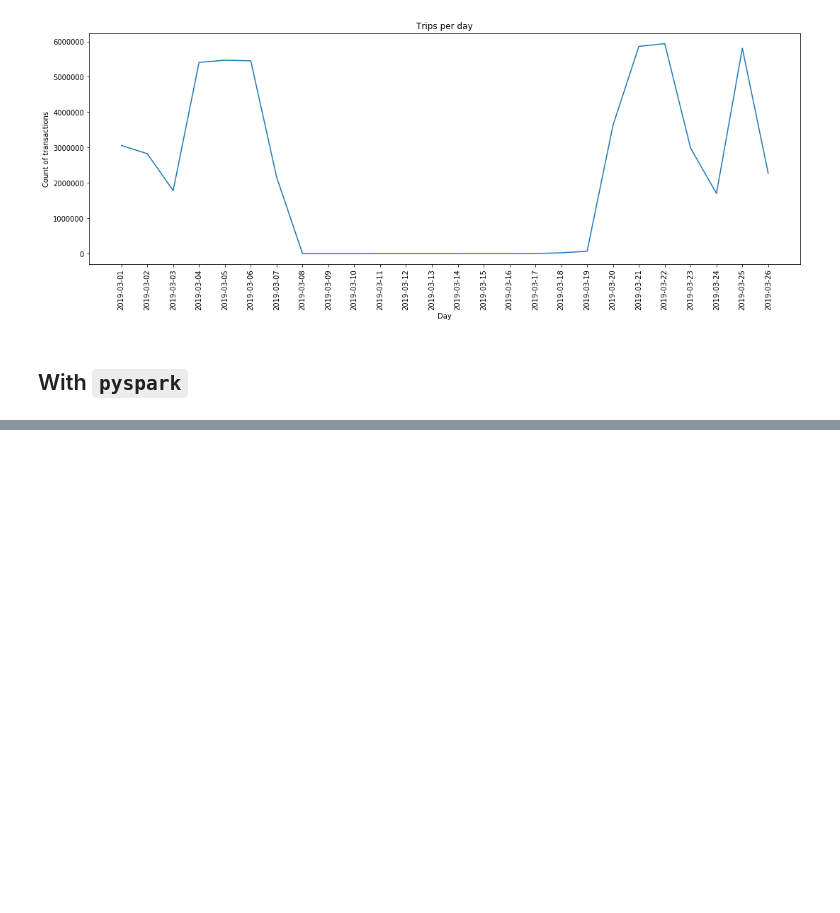
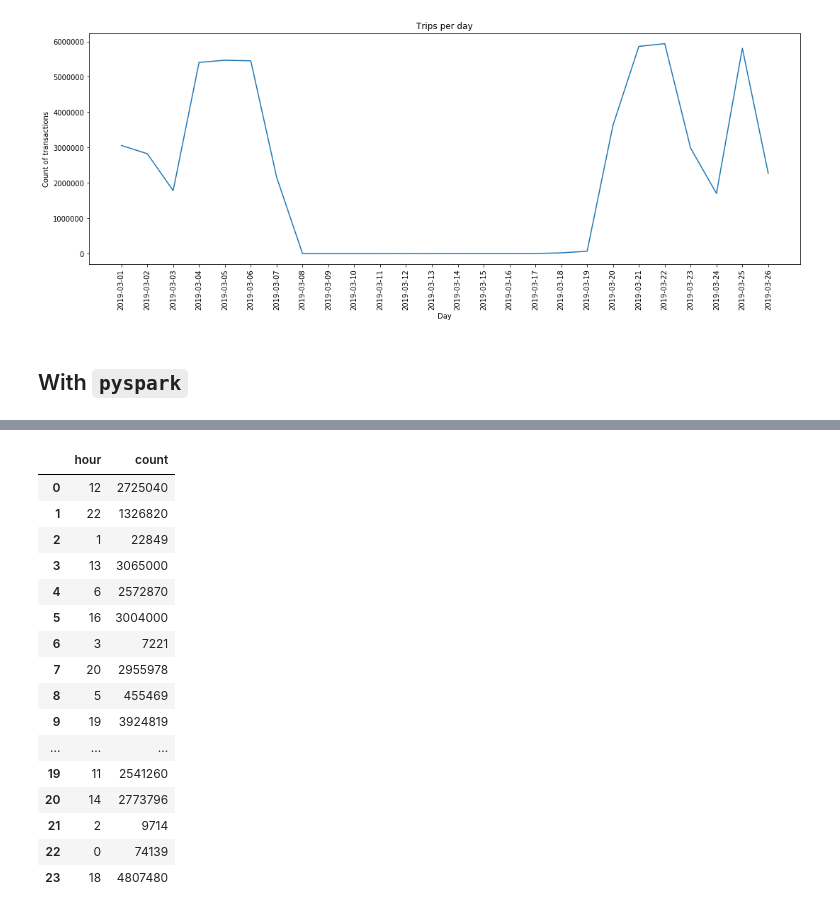
Before and after one commit to nvenegas-oliva/improve_transport, a Jupyter notebook: 20190330.ipynb, the cells around one changed output, grey strips where cells are left out. Cells and saved outputs as stored; diff of their text form; code cells hidden in the pictures; blank space fills up the shorter version.

```diff
--- a/20190330.ipynb
+++ b/20190330.ipynb
@@ -108,0 +251,4 @@ Wall time: 1min 1s
+# %%
+df = df.withColumn('date_time', to_timestamp(df["FECHAHORATRX"])).drop("FECHAHORATRX")
+# %%
+df = df.withColumn('date_time', to_timestamp(df["FECHAHORATRX"], format="dd/MM/yyyy HH:mm:ss")).drop("FECHAHORATRX")
@@ -108,0 +276,3 @@ Wall time: 1min 1s
+# %%
+%%time
+hours = df.groupBy(hour("date_time")).agg({"date_time": "count"}).toPandas()
@@ -108,0 +282,22 @@ Wall time: 1min 1s
+# %%
+hours.rename(columns={"hour(date_time)": "hour", "count(date_time)": "count"}, inplace=True)
+# %%
+hours
+# %% [output]
+|  | hour | count |
+| 0 | 12 | 2725040 |
+| 1 | 22 | 1326820 |
+| 2 | 1 | 22849 |
+| 3 | 13 | 3065000 |
+| 4 | 6 | 2572870 |
+| 5 | 16 | 3004000 |
+| 6 | 3 | 7221 |
+| 7 | 20 | 2955978 |
+| 8 | 5 | 455469 |
+| 9 | 19 | 3924819 |
+| ... | ... | ... |
+| 19 | 11 | 2541260 |
+| 20 | 14 | 2773796 |
+| 21 | 2 | 9714 |
+| 22 | 0 | 74139 |
+| 23 | 18 | 4807480 |
```
Also changed, not shown: parts of 18 cells of this notebook.
